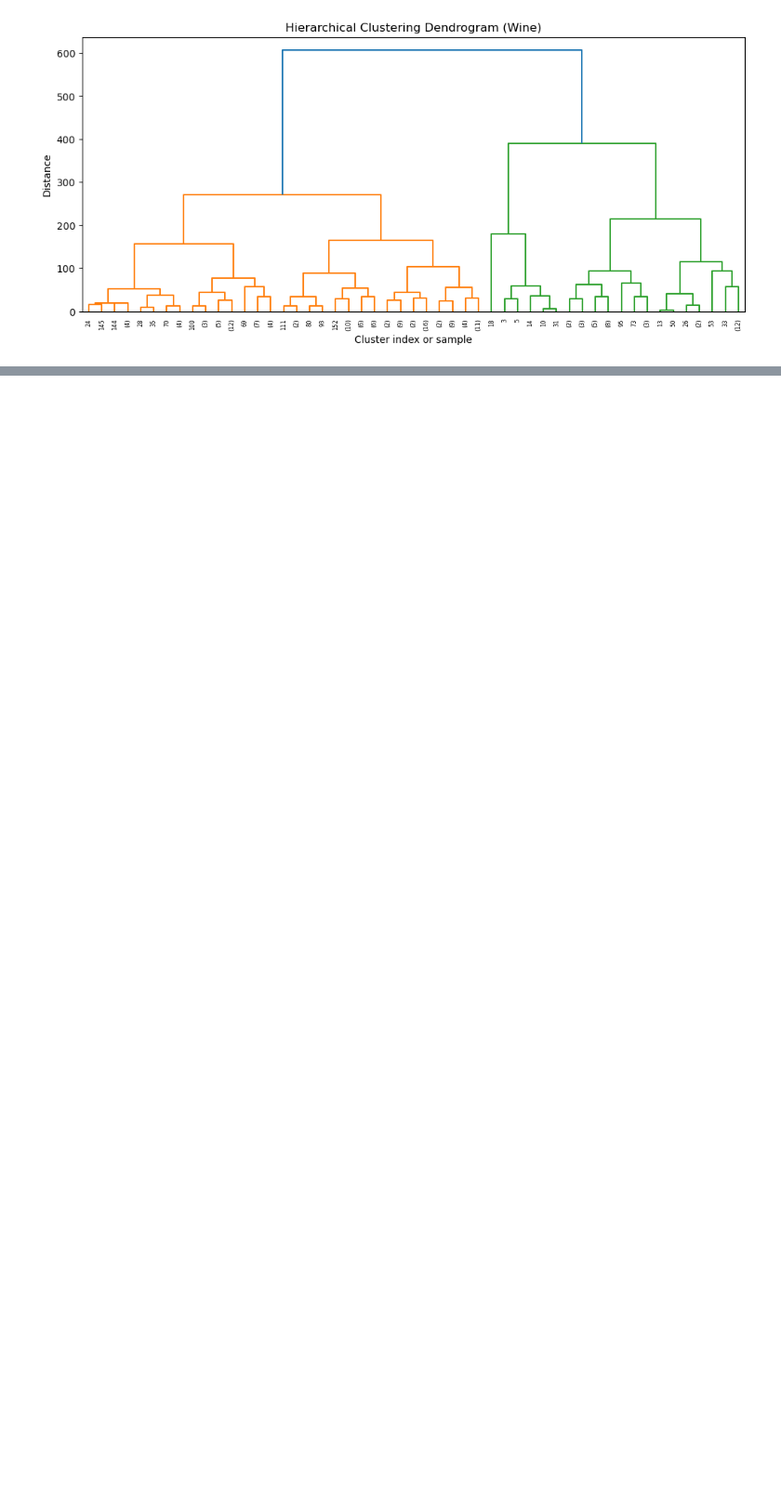
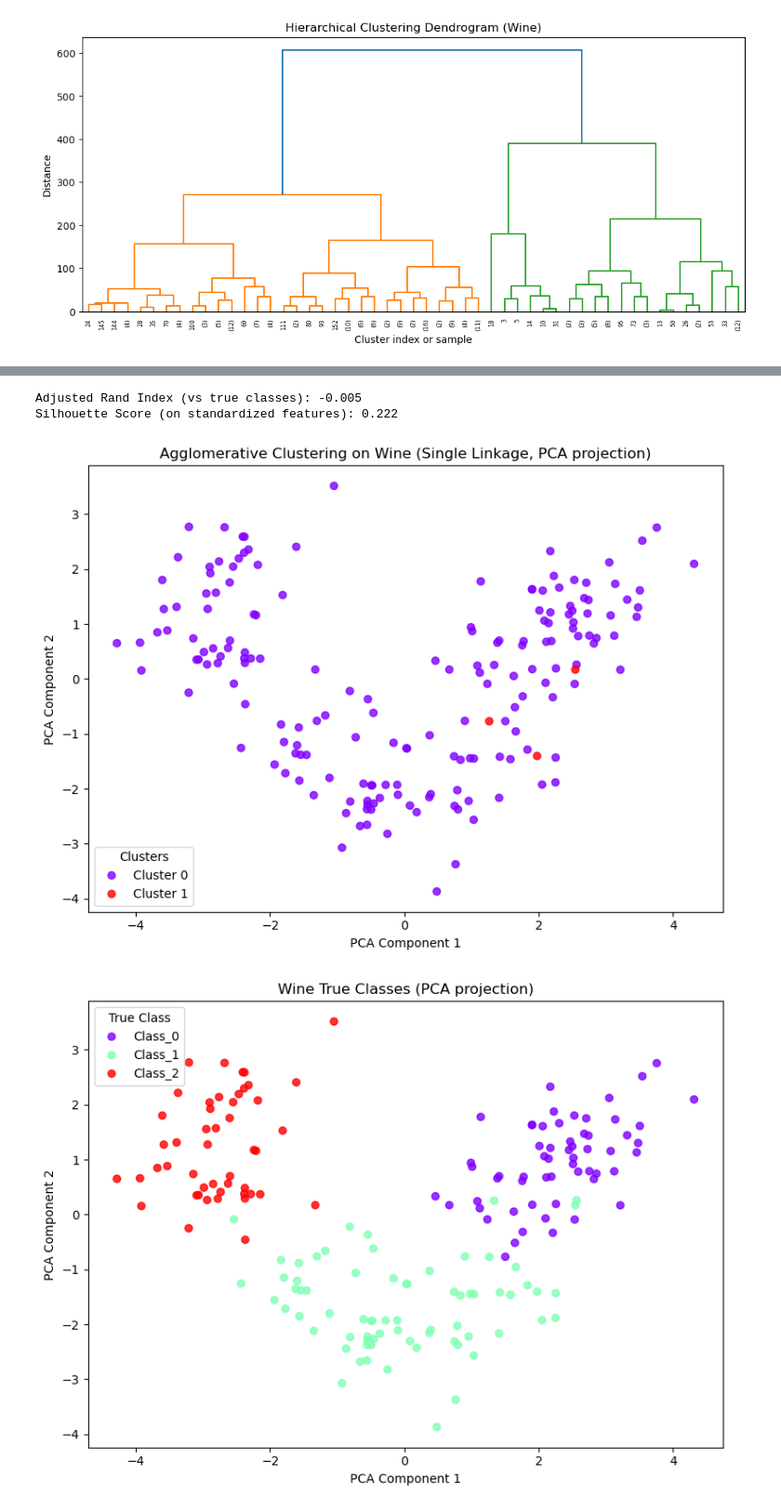
Before and after one commit to CS506-Boston-University/lab4-NathanDjunaedi, a Jupyter notebook: Lab_4.ipynb, the cells around one changed output, grey strips where cells are left out. Shown: that part at 93% size. Drawn from its saved outputs; the diff is of its cells as text; code cells hidden in the pictures; blank space fills up the shorter version.

```diff
--- a/Lab_4.ipynb
+++ b/Lab_4.ipynb
@@ -209,7 +214,7 @@ plt.show()
 # ---------------------------------------------
 # TODO Agglomerative Clustering with SINGLE linkage with euclidean metric (part 6) (2 points)
 # ---------------------------------------------
-agg =
+agg = AgglomerativeClustering(metric="euclidean", linkage="single")
 cluster_labels = agg.fit_predict(X_scaled)
 
 # ----------------------------
@@ -235,33 +240,38 @@ df = pd.DataFrame({
 ari = adjusted_rand_score(y, cluster_labels)
 sil = silhouette_score(X_scaled, cluster_labels, metric="euclidean")
 print(f"Adjusted Rand Index (vs true classes): {ari:.3f}")
 print(f"Silhouette Score (on standardized features): {sil:.3f}")
 
 # ---------------------------------------------
 # Visualize clusters in PCA space
 # ---------------------------------------------
 plt.figure(figsize=(8, 6))
 scatter = plt.scatter(df["PC1"], df["PC2"], c=df["Cluster"], alpha=0.8, cmap="rainbow")
 plt.xlabel("PCA Component 1")
 plt.ylabel("PCA Component 2")
 plt.title("Agglomerative Clustering on Wine (Single Linkage, PCA projection)")
 handles, _ = scatter.legend_elements()
 plt.legend(handles, [f"Cluster {i}" for i in range(3)], title="Clusters")
 plt.tight_layout()
 plt.show()
 
 # ---------------------------------------------
 # Visualize TRUE classes in the same PCA space
 # ---------------------------------------------
 plt.figure(figsize=(8, 6))
 scatter_true = plt.scatter(df["PC1"], df["PC2"], c=df["Class"], alpha=0.8, cmap="rainbow")
 plt.xlabel("PCA Component 1")
 plt.ylabel("PCA Component 2")
 plt.title("Wine True Classes (PCA projection)")
 handles_true, _ = scatter_true.legend_elements()
 plt.legend(handles_true, [name.title() for name in target_names], title="True Class")
 plt.tight_layout()
 plt.show()
+# %% [output]
+Adjusted Rand Index (vs true classes): -0.005
+Silhouette Score (on standardized features): 0.222
+[figure, added]
+[figure, added]
 # %%
 from sklearn.cluster import AgglomerativeClustering
 
```
Also changed, not shown: parts of 4 cells of this notebook.
